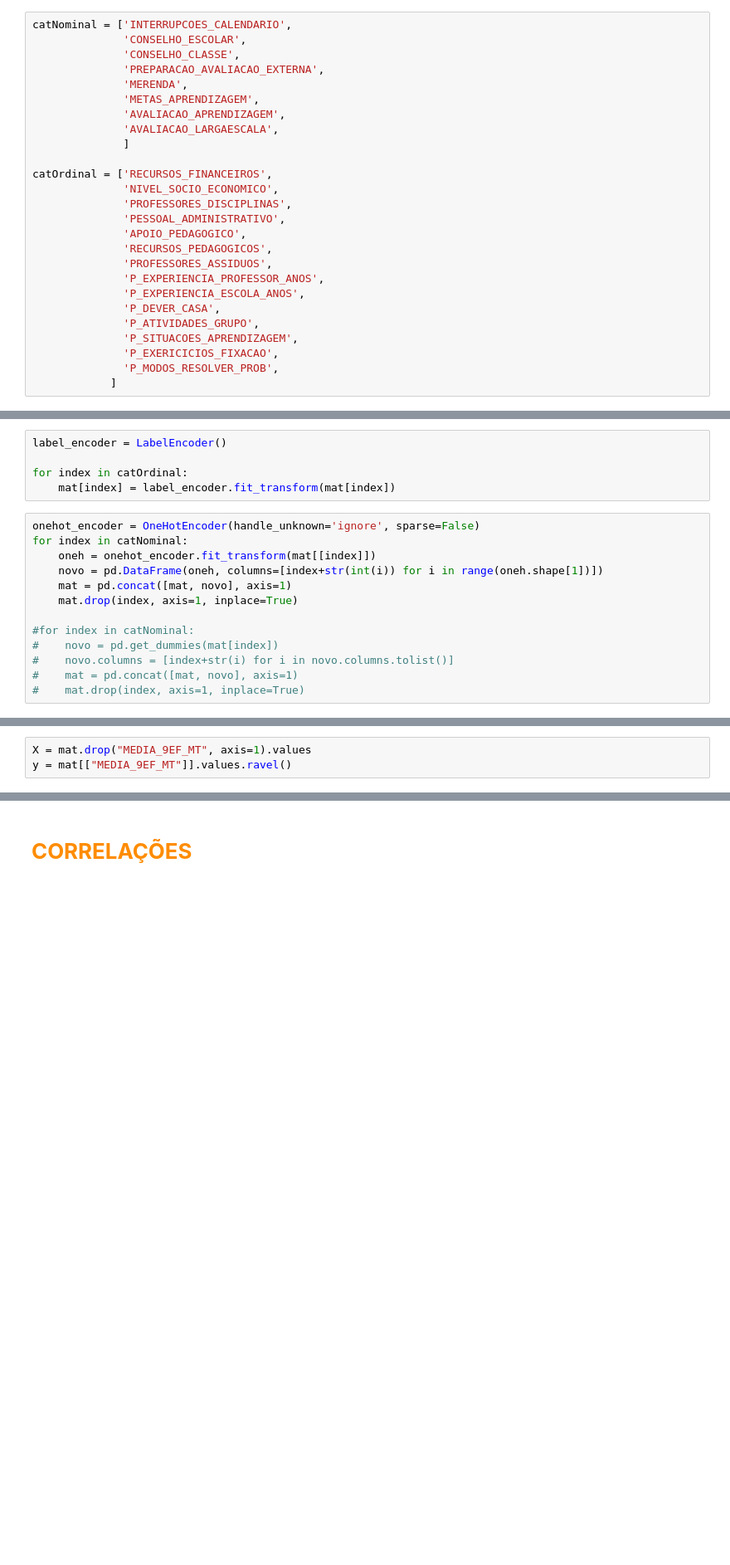
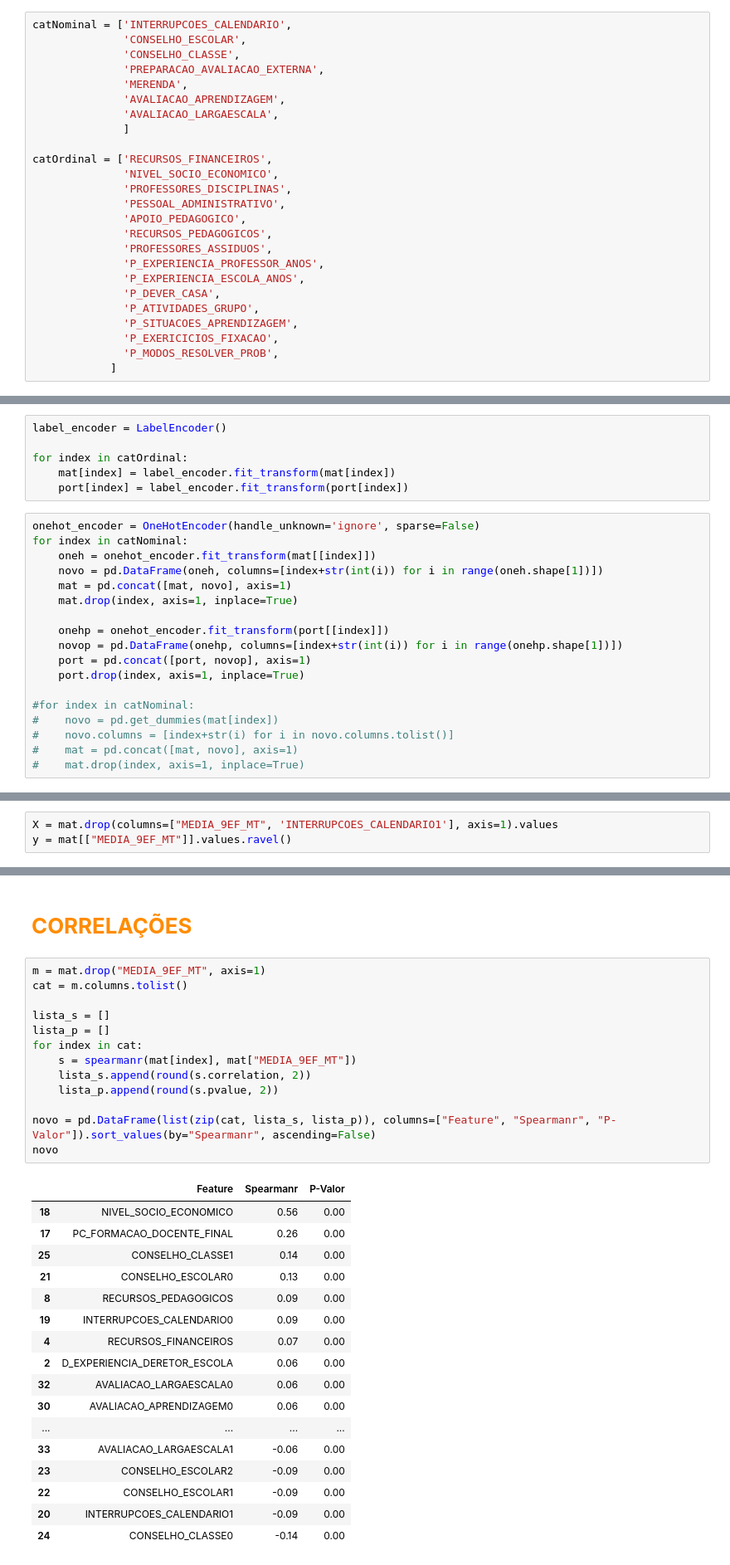
Before and after one commit to freitaasw/Analises_Saeb, a Jupyter notebook: Saeb/Analise9EF.ipynb, the cells around one changed output, grey strips where cells are left out. Shown at 83% size. Drawn from its saved outputs; the diff is of its cells as text; blank space fills up the shorter version.

```diff
--- a/Saeb/Analise9EF.ipynb
+++ b/Saeb/Analise9EF.ipynb
@@ -319,7 +336,6 @@ catNominal = ['INTERRUPCOES_CALENDARIO',
               'CONSELHO_CLASSE',
               'PREPARACAO_AVALIACAO_EXTERNA',
               'MERENDA',
-              'METAS_APRENDIZAGEM',
               'AVALIACAO_APRENDIZAGEM',
               'AVALIACAO_LARGAESCALA',
               ]
@@ -346,6 +362,7 @@ label_encoder = LabelEncoder()
 
 for index in catOrdinal:
     mat[index] = label_encoder.fit_transform(mat[index])
+    port[index] = label_encoder.fit_transform(port[index])
 # %%
 onehot_encoder = OneHotEncoder(handle_unknown='ignore', sparse=False)
 for index in catNominal:
@@ -354,6 +371,11 @@ for index in catNominal:
     mat = pd.concat([mat, novo], axis=1)
     mat.drop(index, axis=1, inplace=True)
 
+    onehp = onehot_encoder.fit_transform(port[[index]])
+    novop = pd.DataFrame(onehp, columns=[index+str(int(i)) for i in range(onehp.shape[1])])
+    port = pd.concat([port, novop], axis=1)
+    port.drop(index, axis=1, inplace=True)
+
 #for index in catNominal:
 #    novo = pd.get_dummies(mat[index])
 #    novo.columns = [index+str(i) for i in novo.columns.tolist()]
@@ -372,7 +394,7 @@ mat.head()
 # %% [markdown]
 ### <font color='#DEB887'>**SEPARANDO A CLASSE ALVO DAS VARIÁVEIS PREDITORAS**</font>
 # %%
-X = mat.drop("MEDIA_9EF_MT", axis=1).values
+X = mat.drop(columns=["MEDIA_9EF_MT", 'INTERRUPCOES_CALENDARIO1'], axis=1).values
 y = mat[["MEDIA_9EF_MT"]].values.ravel()
 # %% [markdown]
 ### <font color='#DEB887'>**DIVIDINDO EM TREINO E TESTE**</font>
@@ -439,2 +463,33 @@ MAE TESTE: 9.55
 # %% [markdown]
 # <font color='#FF8C00'>**CORRELAÇÕES**</font>
+# %%
+m = mat.drop("MEDIA_9EF_MT", axis=1)
+cat = m.columns.tolist()
+
+lista_s = []
+lista_p = []
+for index in cat:
+    s = spearmanr(mat[index], mat["MEDIA_9EF_MT"])
+    lista_s.append(round(s.correlation, 2))
+    lista_p.append(round(s.pvalue, 2))
+
+novo = pd.DataFrame(list(zip(cat, lista_s, lista_p)), columns=["Feature", "Spearmanr", "P-Valor"]).sort_values(by="Spearmanr", ascending=False)
+novo
+# %% [output]
+|  | Feature | Spearmanr | P-Valor |
+| 18 | NIVEL_SOCIO_ECONOMICO | 0.56 | 0.00 |
+| 17 | PC_FORMACAO_DOCENTE_FINAL | 0.26 | 0.00 |
+| 25 | CONSELHO_CLASSE1 | 0.14 | 0.00 |
+| 21 | CONSELHO_ESCOLAR0 | 0.13 | 0.00 |
+| 8 | RECURSOS_PEDAGOGICOS | 0.09 | 0.00 |
+| 19 | INTERRUPCOES_CALENDARIO0 | 0.09 | 0.00 |
+| 4 | RECURSOS_FINANCEIROS | 0.07 | 0.00 |
+| 2 | D_EXPERIENCIA_DERETOR_ESCOLA | 0.06 | 0.00 |
+| 32 | AVALIACAO_LARGAESCALA0 | 0.06 | 0.00 |
+| 30 | AVALIACAO_APRENDIZAGEM0 | 0.06 | 0.00 |
+| ... | ... | ... | ... |
+| 33 | AVALIACAO_LARGAESCALA1 | -0.06 | 0.00 |
+| 23 | CONSELHO_ESCOLAR2 | -0.09 | 0.00 |
+| 22 | CONSELHO_ESCOLAR1 | -0.09 | 0.00 |
+| 20 | INTERRUPCOES_CALENDARIO1 | -0.09 | 0.00 |
+| 24 | CONSELHO_CLASSE0 | -0.14 | 0.00 |
```
Also changed, not shown: parts of 18 cells of this notebook.
